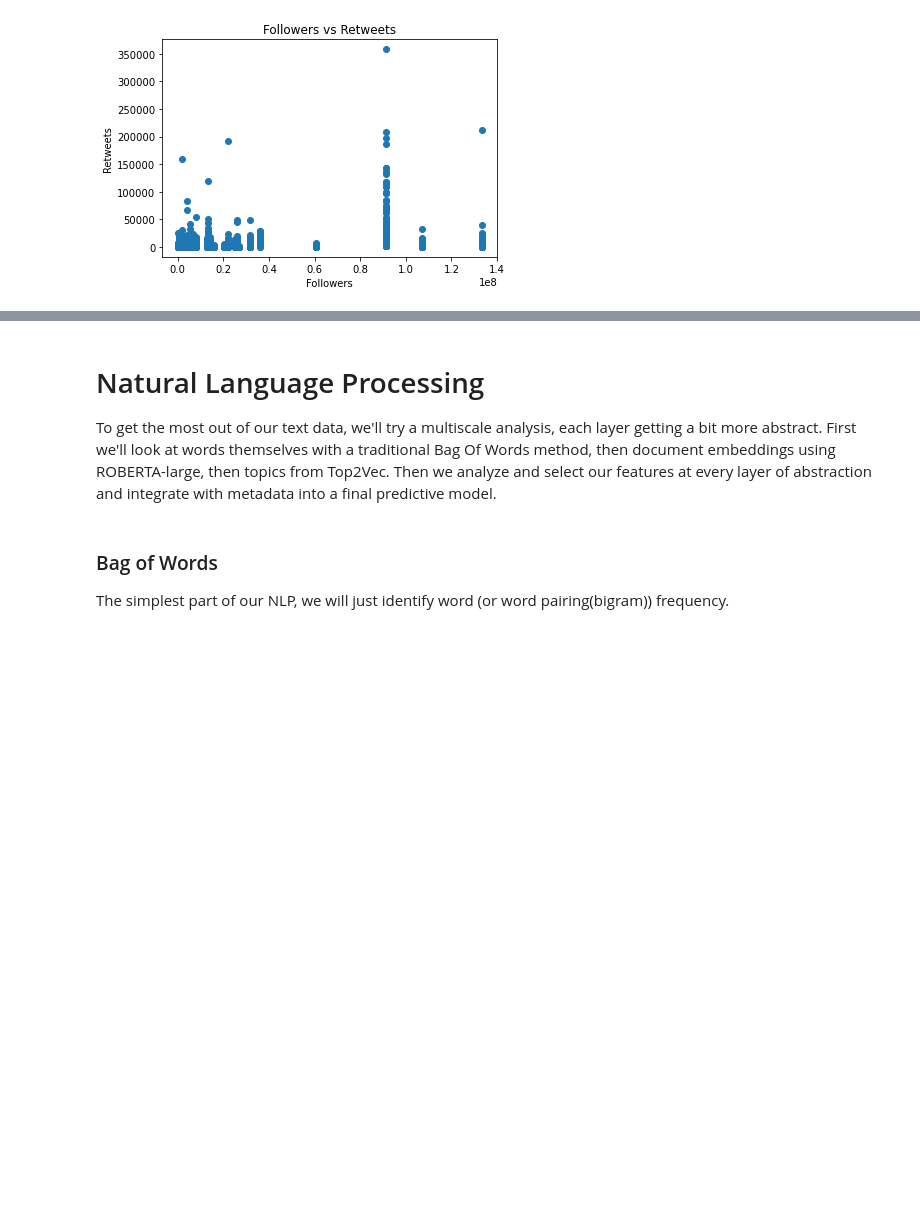
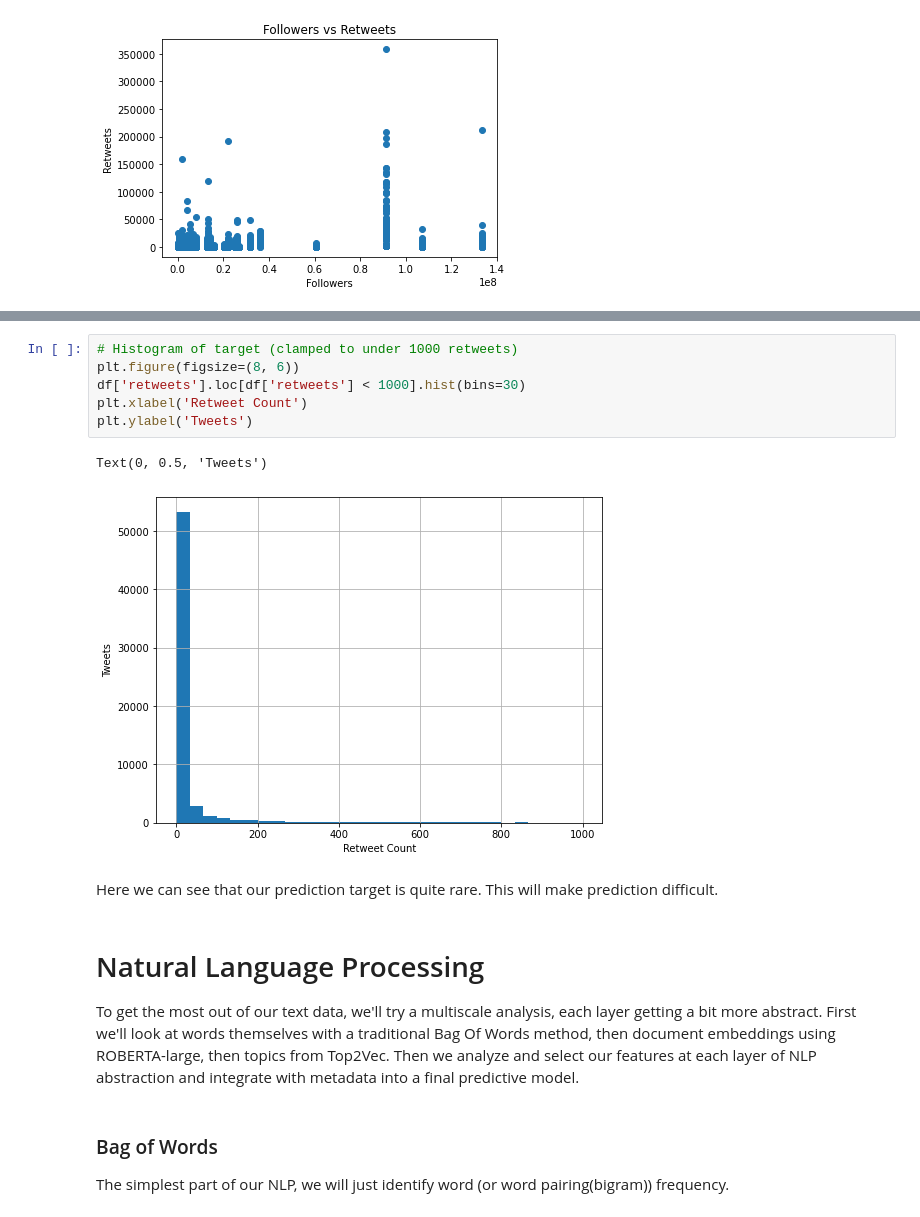
Before and after one commit to thegrandblooms/Information_Propagation_Analysis, a Jupyter notebook: Information Propagation Analysis.ipynb, the cells around one changed output, grey strips where cells are left out. Saved outputs shown, nothing was run; the diff lists cells and outputs as text; blank space fills up the shorter version.

```diff
--- a/Information Propagation Analysis.ipynb
+++ b/Information Propagation Analysis.ipynb
@@ -149,6 +153,17 @@ We can see that followers and lists seem to have a high correlation with retweet
+# %%
+# Histogram of target (clamped to under 1000 retweets)
+plt.figure(figsize=(8, 6))
+df['retweets'].loc[df['retweets'] < 1000].hist(bins=30)
+plt.xlabel('Retweet Count')
+plt.ylabel('Tweets')
+# %% [output]
+Text(0, 0.5, 'Tweets')
+[figure, added]
+# %% [markdown]
+Here we can see that our prediction target is quite rare. This will make prediction difficult.
 # %% [markdown]
 # Natural Language Processing
-To get the most out of our text data, we'll try a multiscale analysis, each layer getting a bit more abstract. First we'll look at words themselves with a traditional Bag Of Words method, then document embeddings using ROBERTA-large, then topics from Top2Vec. Then we analyze and select our features at every layer of abstraction and integrate with metadata into a final predictive model.
+To get the most out of our text data, we'll try a multiscale analysis, each layer getting a bit more abstract. First we'll look at words themselves with a traditional Bag Of Words method, then document embeddings using ROBERTA-large, then topics from Top2Vec. Then we analyze and select our features at each layer of NLP abstraction and integrate with metadata into a final predictive model.
 # %% [markdown]
 ### Bag of Words
 The simplest part of our NLP, we will just identify word (or word pairing(bigram)) frequency.
```
Also changed, not shown: parts of 91 cells of this notebook, 1 other file.
